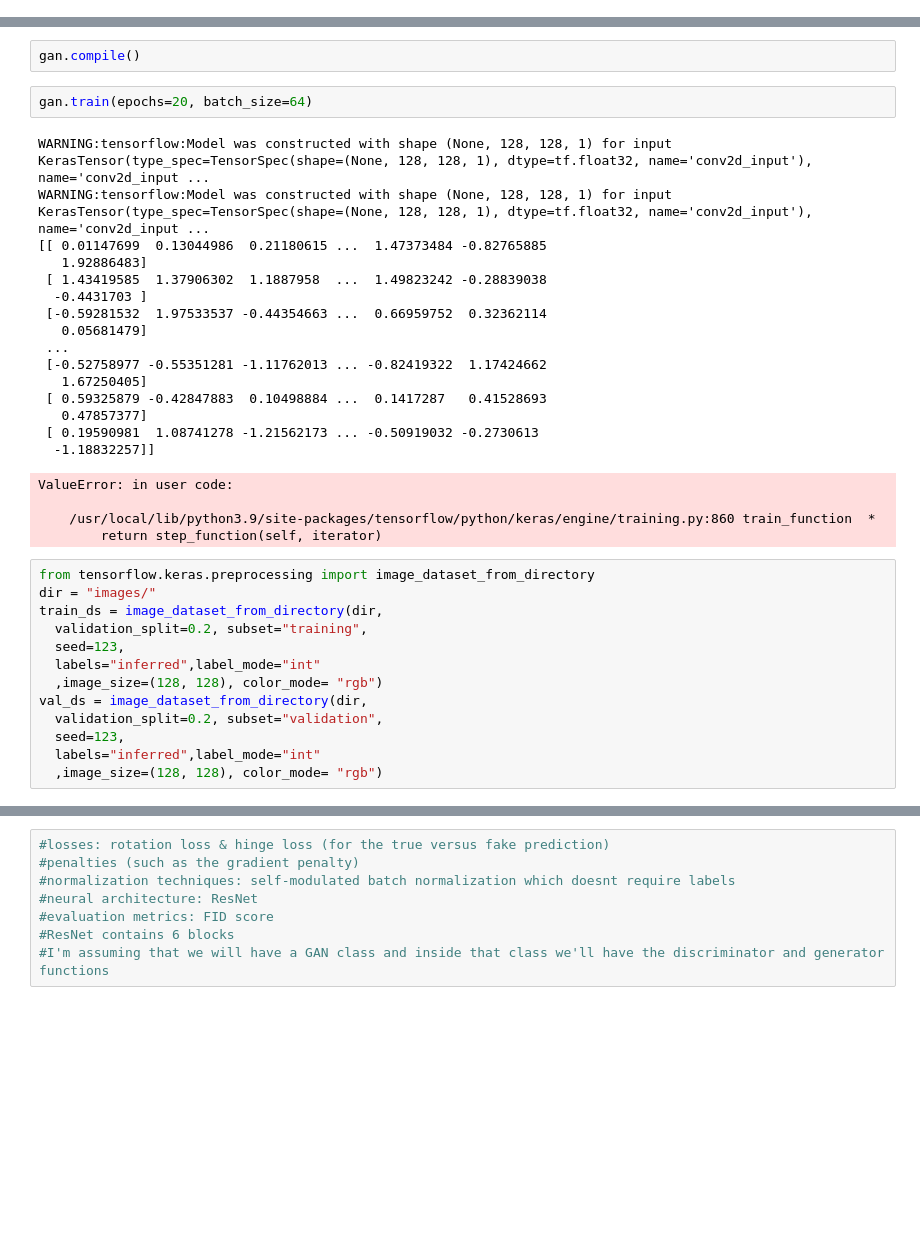
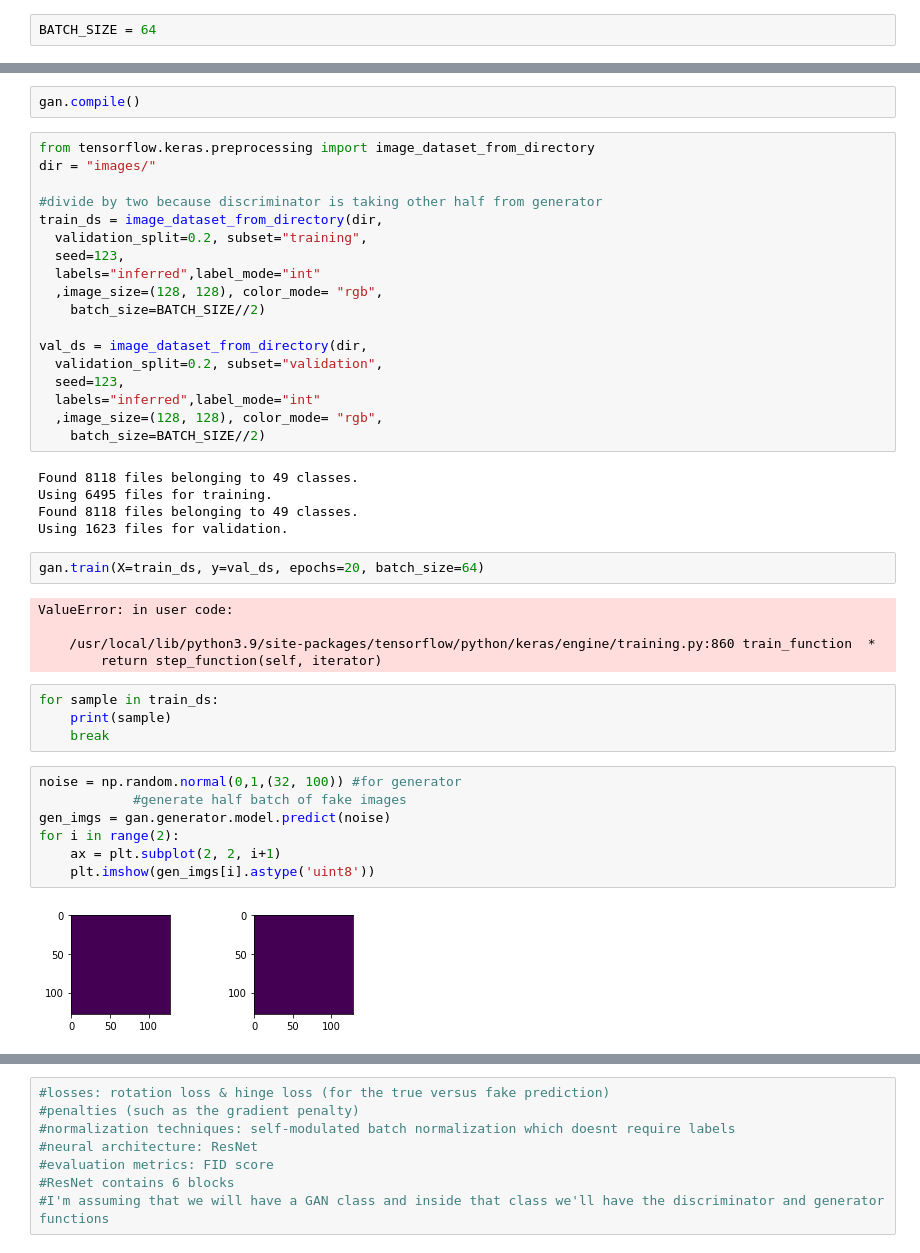
Before and after one commit to ross-hugo/Artwork-GAN, a Jupyter notebook: notebooks/Discriminator.ipynb, the cells around one changed output, grey strips where cells are left out. Cells and saved outputs as stored; diff of their text form; blank space fills up the shorter version.

Commit message:
got it to train on mnist maybe but stopped looking into it. Looking more into the art data and it's messing up a little given we are doing rgb instead of grayscale

```diff
--- a/notebooks/Discriminator.ipynb
+++ b/notebooks/Discriminator.ipynb
@@ -20,6 +20,8 @@ from scipy import ndimage
 from src.generator import Generator
 from src.discriminator import Discriminator
 from src.sgan import SGAN
+# %%
+BATCH_SIZE = 64
 # %%
 gan = SGAN(verbosity=False)
 gan.discriminator.model
@@ -27,38 +29,46 @@ gan.discriminator.model
 <tensorflow.python.keras.engine.sequential.Sequential at 0x...>
 # %%
 gan.compile()
+# %%
+from tensorflow.keras.preprocessing import image_dataset_from_directory
+dir = "images/"
+
+#divide by two because discriminator is taking other half from generator
+train_ds = image_dataset_from_directory(dir,
+  validation_split=0.2, subset="training",
+  seed=123,
+  labels="inferred",label_mode="int"
+  ,image_size=(128, 128), color_mode= "rgb",
+    batch_size=BATCH_SIZE//2)
+
+val_ds = image_dataset_from_directory(dir,
+  validation_split=0.2, subset="validation",
+  seed=123,
+  labels="inferred",label_mode="int"
+  ,image_size=(128, 128), color_mode= "rgb",
+    batch_size=BATCH_SIZE//2)
+# %% [output]
+Found 8118 files belonging to 49 classes.
+Using 6495 files for training.
+Found 8118 files belonging to 49 classes.
+Using 1623 files for validation.
 # %%
-gan.train(epochs=20, batch_size=64)
+gan.train(X=train_ds, y=val_ds, epochs=20, batch_size=64)
 # %% [output]
-WARNING:tensorflow:Model was constructed with shape (None, 128, 128, 1) for input KerasTensor(type_spec=TensorSpec(shape=(None, 128, 128, 1), dtype=tf.float32, name='conv2d_input'), name='conv2d_input ...
-WARNING:tensorflow:Model was constructed with shape (None, 128, 128, 1) for input KerasTensor(type_spec=TensorSpec(shape=(None, 128, 128, 1), dtype=tf.float32, name='conv2d_input'), name='conv2d_input ...
-[[ 0.01147699  0.13044986  0.21180615 ...  1.47373484 -0.82765885
-   1.92886483]
- [ 1.43419585  1.37906302  1.1887958  ...  1.49823242 -0.28839038
-  -0.4431703 ]
- [-0.59281532  1.97533537 -0.44354663 ...  0.66959752  0.32362114
-   0.05681479]
- ...
- [-0.52758977 -0.55351281 -1.11762013 ... -0.82419322  1.17424662
-   1.67250405]
- [ 0.59325879 -0.42847883  0.10498884 ...  0.1417287   0.41528693
-   0.47857377]
- [ 0.19590981  1.08741278 -1.21562173 ... -0.50919032 -0.2730613
-  -1.18832257]]
+ValueError: in user code:
+
+    /usr/local/lib/python3.9/site-packages/tensorflow/python/keras/engine/training.py:860 train_function  *
+        return step_function(self, iterator)
-ValueError: in user code:
-
-    /usr/local/lib/python3.9/site-packages/tensorflow/python/keras/engine/training.py:860 train_function  *
-        return step_function(self, iterator)
-# %%
-from tensorflow.keras.preprocessing import image_dataset_from_directory
-dir = "images/"
-train_ds = image_dataset_from_directory(dir,
-  validation_split=0.2, subset="training",
-  seed=123,
-  labels="inferred",label_mode="int"
-  ,image_size=(128, 128), color_mode= "rgb")
-val_ds = image_dataset_from_directory(dir,
-  validation_split=0.2, subset="validation",
-  seed=123,
-  labels="inferred",label_mode="int"
-  ,image_size=(128, 128), color_mode= "rgb")
+# %%
+for sample in train_ds:
+    print(sample)
+    break
+# %%
+noise = np.random.normal(0,1,(32, 100)) #for generator
+            #generate half batch of fake images
+gen_imgs = gan.generator.model.predict(noise)
+for i in range(2):
+    ax = plt.subplot(2, 2, i+1)
+    plt.imshow(gen_imgs[i].astype('uint8'))
+# %% [output]
+[figure, added]
```
Also changed, not shown: parts of 2 cells of this notebook, 1 other file.
